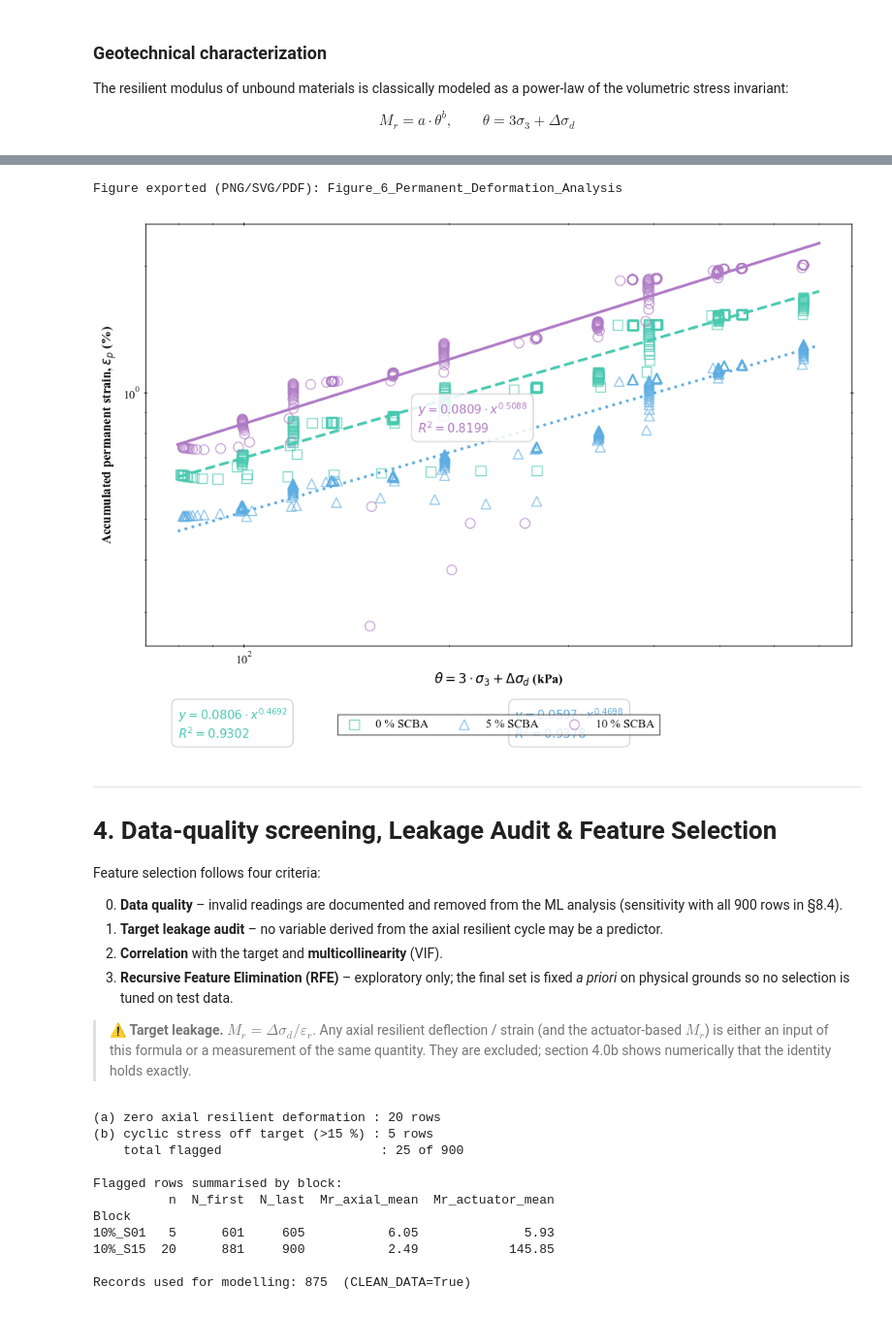
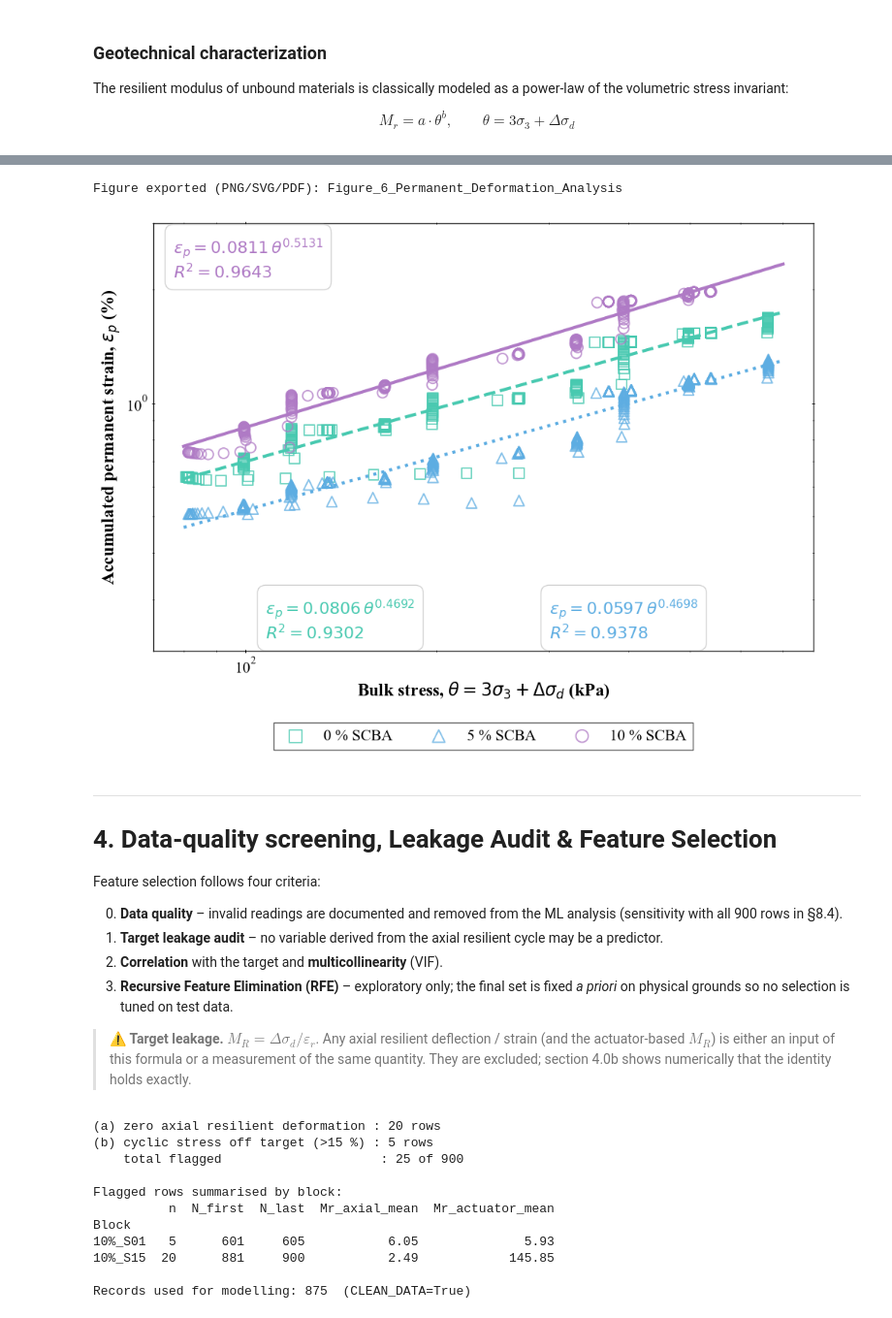
Before and after one commit to oscar1485/scba-resilient-modulus-rf, a Jupyter notebook: notebooks/SCBA_resilient_modulus_ML_pipeline.ipynb, the cells around one changed output, grey strips where cells are left out. Shown at 97% size. Cells and saved outputs as stored; diff of their text form; code cells hidden in the pictures.

```diff
--- a/notebooks/SCBA_resilient_modulus_ML_pipeline.ipynb
+++ b/notebooks/SCBA_resilient_modulus_ML_pipeline.ipynb
@@ -84,11 +84,13 @@ plt.style.use("default")
 plt.rcParams.update({
     "font.family"      : "serif",
     "font.serif"       : ["Times New Roman", "Palatino Linotype", "DejaVu Serif"],
-    "font.size"        : 12,
-    "axes.labelsize"   : 12,
+    "font.size"        : 13,
+    "axes.labelsize"   : 14,
     "axes.labelweight" : "bold",
-    "xtick.labelsize"  : 11,
-    "ytick.labelsize"  : 11,
+    "xtick.labelsize"  : 13,
+    "ytick.labelsize"  : 13,
+    "legend.fontsize"  : 12,
+    "axes.titlesize"   : 14,
     "xtick.direction"  : "inout",
     "ytick.direction"  : "inout",
     "xtick.top"        : True,
@@ -533,49 +648,50 @@ Figure exported (PNG/SVG/PDF): Figure_5_Resilient_Modulus_Analysis
 # %%
 # =========================================================
-# 3.6  PERMANENT DEFORMATION ANALYSIS
+# 3.6  PERMANENT DEFORMATION ANALYSIS (bulk stress theta vs accumulated permanent strain)
 # =========================================================
-fig, ax = plt.subplots(figsize=(10, 7))
+fig, ax = plt.subplots(figsize=(10, 7.5))
 x_range_model = np.geomspace(80, 700, 100)
 bbox_props = dict(boxstyle="round,pad=0.5", facecolor="white",
-                  edgecolor="0.8", alpha=0.85)
+                  edgecolor="0.8", alpha=0.9)
 deform_col = "Axial Permanent strain-%"
-text_coords_p = {0: (80, 0.15), 5: (250, 0.15), 10: (180, 0.80)}
+text_axes = {0: (0.17, 0.02), 5: (0.60, 0.02), 10: (0.03, 0.97)}   # (x, y) in axes fraction
 line_styles   = {0: "--", 5: ":", 10: "-"}
 
 for idx, scba in enumerate([0, 5, 10]):
-    sub = data[data[SCBA_COL] == scba].dropna(subset=[THETA_COL, deform_col])
+    sub = data_fit[data_fit[SCBA_COL] == scba].dropna(subset=[THETA_COL, deform_col])
     x_val, y_val = sub[THETA_COL].values, sub[deform_col].values
     if len(x_val) == 0:
         continue
 
     c, m = COLORS_SCBA[scba], MARKERS[idx]
     ax.scatter(x_val, y_val, marker=m, edgecolors=c,
-               facecolors="none", s=80, alpha=0.7,
+               facecolors="none", s=100, linewidths=1.4, alpha=0.75,
                label=f"{scba} % SCBA")
 
     a, b, r2 = fit_power_law(x_val, y_val)
     ax.plot(x_range_model, a * (x_range_model ** b),
-            color=c, linestyle=line_styles[scba], linewidth=2.5)
+            color=c, linestyle=line_styles[scba], linewidth=3)
 
-    pos_x, pos_y = text_coords_p[scba]
-    txt = f"$y = {a:.4f} \\cdot x^{{{b:.4f}}}$\n$R^2 = {r2:.4f}$"
-    ax.text(pos_x, pos_y, txt, color=c, fontsize=11,
-            fontweight="bold", bbox=bbox_props)
+    pos_x, pos_y = text_axes[scba]
+    txt = f"$\\varepsilon_p = {a:.4f}\\,\\theta^{{{b:.4f}}}$\n$R^2 = {r2:.4f}$"
+    ax.text(pos_x, pos_y, txt, color=c, fontsize=16, fontweight="bold", bbox=bbox_props,
+            transform=ax.transAxes, va="top" if pos_y > 0.5 else "bottom")
 
-ax.set_xscale("log"); ax.set_yscale("log")
-ax.set_xlabel(r"$\theta = 3 \cdot \sigma_3 + \Delta \sigma_d$ (kPa)")
-ax.set_ylabel(r"Accumulated permanent strain, $\epsilon_p$ (%)")
+ax.set_xscale("log"); ax.set_yscale("log"); ax.set_ylim(0.22, 3.0)
+ax.set_xlabel(r"Bulk stress, $\theta = 3\sigma_3 + \Delta\sigma_d$ (kPa)", fontsize=17)
+ax.set_ylabel(r"Accumulated permanent strain, $\varepsilon_p$ (%)", fontsize=17)
+ax.tick_params(axis="both", which="both", labelsize=15)
 
 apply_academic_spines(ax)
 ax.legend(loc="upper center", bbox_to_anchor=(0.5, -0.15), ncol=3,
-          frameon=True, fancybox=False, edgecolor="#333333", fontsize=11)
+          frameon=True, fancybox=False, edgecolor="#333333", fontsize=15, markerscale=1.2)
 
 plt.tight_layout()
 export_figure(fig, FIGURES_DIR / "Figure_6_Permanent_Deformation_Analysis")
 plt.show()
 # %% [output]
 Figure exported (PNG/SVG/PDF): Figure_6_Permanent_Deformation_Analysis
-[figure, old version]
+[figure, new version]
 # %% [markdown]
 ---
 <a id="feature-selection"></a>
@@ -588,7 +704,7 @@ Feature selection follows four criteria:
 2. **Correlation** with the target and **multicollinearity** (VIF).
 3. **Recursive Feature Elimination (RFE)** – exploratory only; the final set is fixed *a priori* on physical grounds so no selection is tuned on test data.
 
-> ⚠️ **Target leakage.** $M_r = \Delta\sigma_d / \varepsilon_r$. Any axial resilient deflection / strain (and the actuator-based $M_r$) is either an input of this
+> ⚠️ **Target leakage.** $M_R = \Delta\sigma_d / \varepsilon_r$. Any axial resilient deflection / strain (and the actuator-based $M_R$) is either an input of this
 > formula or a measurement of the same quantity. They are excluded; section 4.0b shows numerically that the identity holds exactly.
 # %%
 # =========================================================
```
Also changed, not shown: parts of 23 cells of this notebook, 25 other files.
